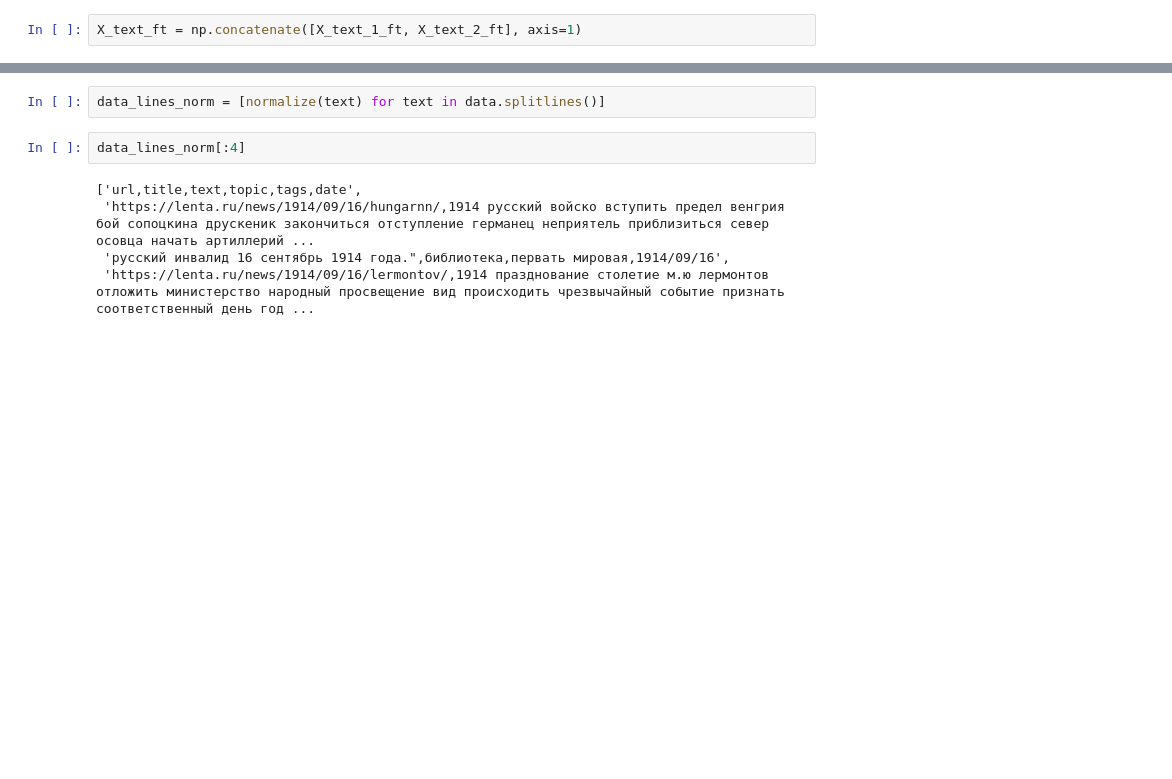
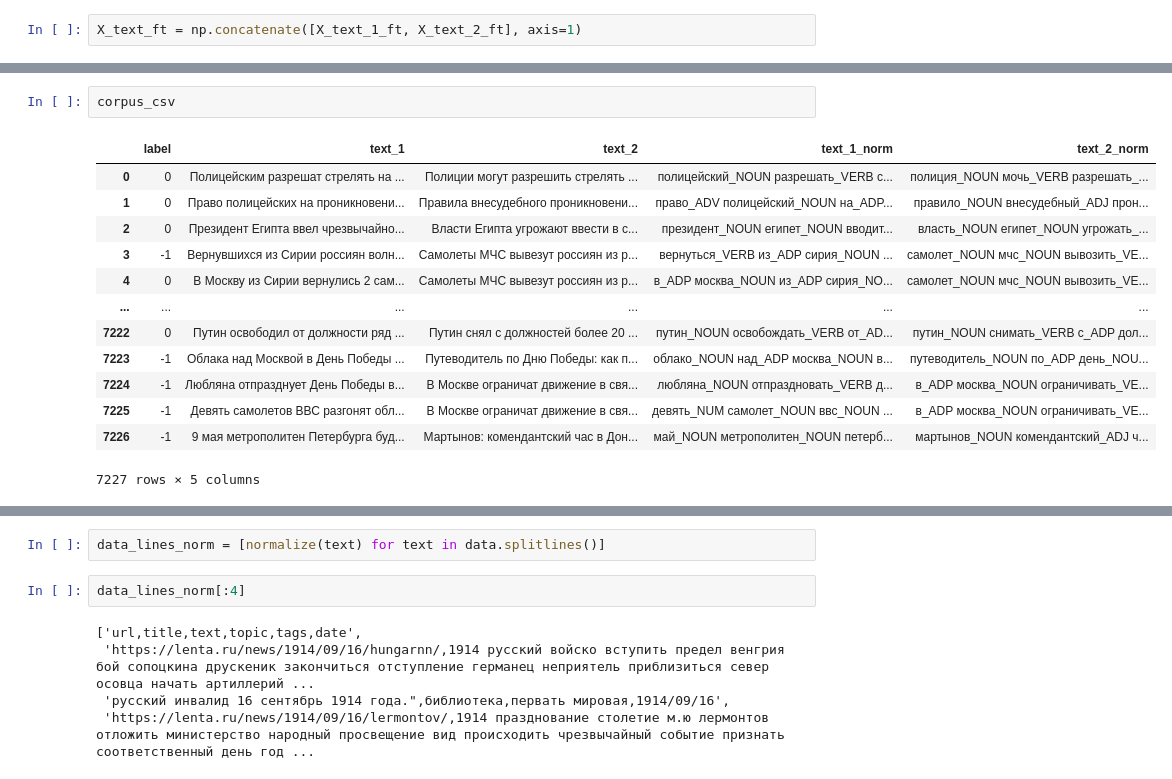
Before and after one commit to DmitryKutsev/hse_compling_homework, a Jupyter notebook: hw6.ipynb, the cells around one changed output, grey strips where cells are left out. Cells and saved outputs as stored; diff of their text form; blank space fills up the shorter version.

```diff
--- a/hw6.ipynb
+++ b/hw6.ipynb
@@ -272,0 +341,16 @@ X_text_ft = np.concatenate([X_text_1_ft, X_text_2_ft], axis=1)
+# %%
+corpus_csv
+# %% [output]
+|  | label | text_1 | text_2 | text_1_norm | text_2_norm |
+| 0 | 0 | Полицейским разрешат стрелять на ... | Полиции могут разрешить стрелять ... | полицейский_NOUN разрешать_VERB с... | полиция_NOUN мочь_VERB разрешать_... |
+| 1 | 0 | Право полицейских на проникновени... | Правила внесудебного проникновени... | право_ADV полицейский_NOUN на_ADP... | правило_NOUN внесудебный_ADJ прон... |
+| 2 | 0 | Президент Египта ввел чрезвычайно... | Власти Египта угрожают ввести в с... | президент_NOUN египет_NOUN вводит... | власть_NOUN египет_NOUN угрожать_... |
+| 3 | -1 | Вернувшихся из Сирии россиян волн... | Самолеты МЧС вывезут россиян из р... | вернуться_VERB из_ADP сирия_NOUN ... | самолет_NOUN мчс_NOUN вывозить_VE... |
+| 4 | 0 | В Москву из Сирии вернулись 2 сам... | Самолеты МЧС вывезут россиян из р... | в_ADP москва_NOUN из_ADP сирия_NO... | самолет_NOUN мчс_NOUN вывозить_VE... |
+| ... | ... | ... | ... | ... | ... |
+| 7222 | 0 | Путин освободил от должности ряд ... | Путин снял с должностей более 20 ... | путин_NOUN освобождать_VERB от_AD... | путин_NOUN снимать_VERB с_ADP дол... |
+| 7223 | -1 | Облака над Москвой в День Победы ... | Путеводитель по Дню Победы: как п... | облако_NOUN над_ADP москва_NOUN в... | путеводитель_NOUN по_ADP день_NOU... |
+| 7224 | -1 | Любляна отпразднует День Победы в... | В Москве ограничат движение в свя... | любляна_NOUN отпраздновать_VERB д... | в_ADP москва_NOUN ограничивать_VE... |
+| 7225 | -1 | Девять самолетов ВВС разгонят обл... | В Москве ограничат движение в свя... | девять_NUM самолет_NOUN ввс_NOUN ... | в_ADP москва_NOUN ограничивать_VE... |
+| 7226 | -1 | 9 мая метрополитен Петербурга буд... | Мартынов: комендантский час в Дон... | май_NOUN метрополитен_NOUN петерб... | мартынов_NOUN комендантский_ADJ ч... |
+7227 rows × 5 columns
```
Also changed, not shown: parts of 23 cells of this notebook.
